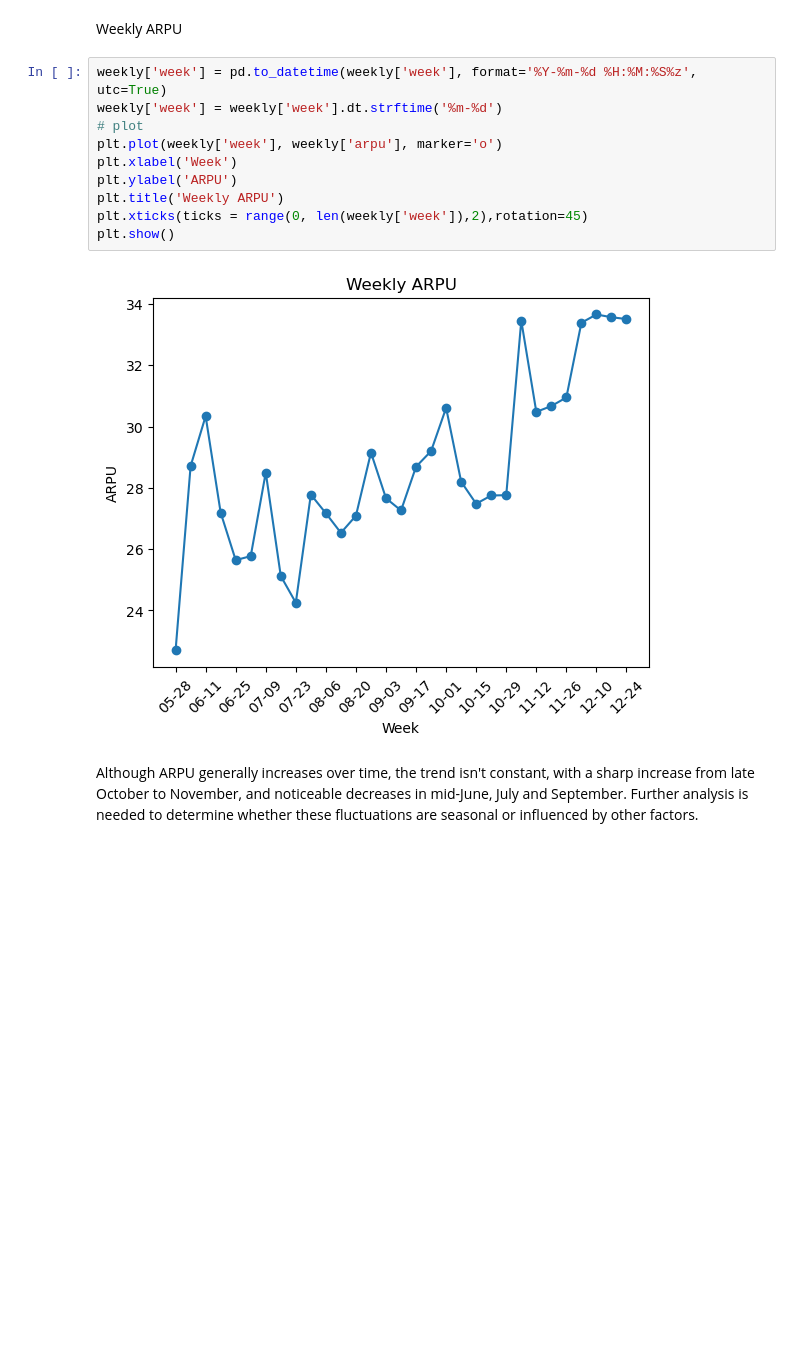
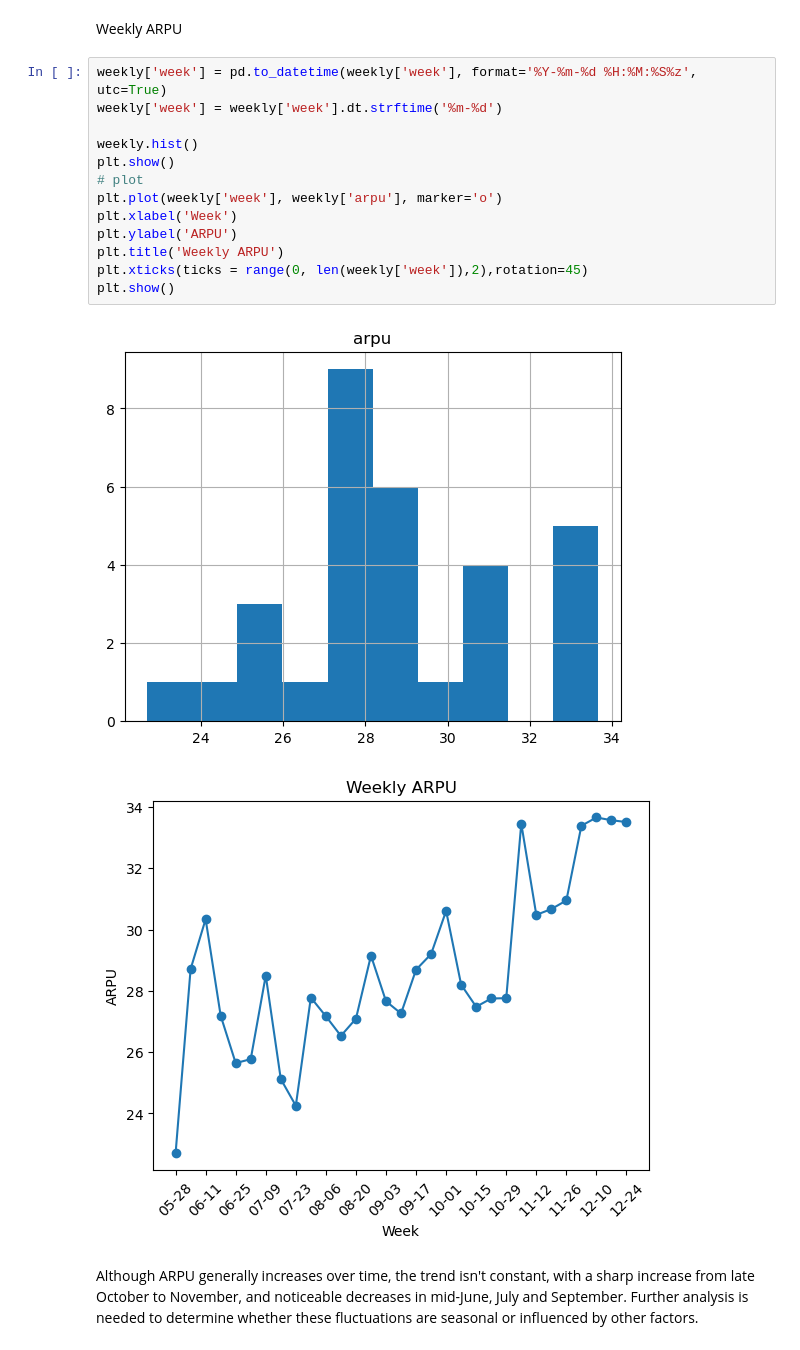
Before and after one commit to kensuke0529/Food-Delivery-App-Sales-Analysis-Project, a Jupyter notebook: csv_file/visualization.ipynb, the cells around one changed output. Saved outputs shown, nothing was run; the diff lists cells and outputs as text; blank space fills up the shorter version.

```diff
--- a/csv_file/visualization.ipynb
+++ b/csv_file/visualization.ipynb
@@ -35,14 +61,18 @@ Weekly ARPU
 # %%
 weekly['week'] = pd.to_datetime(weekly['week'], format='%Y-%m-%d %H:%M:%S%z', utc=True)
 weekly['week'] = weekly['week'].dt.strftime('%m-%d')
+
+weekly.hist()
+plt.show()
 # plot
 plt.plot(weekly['week'], weekly['arpu'], marker='o')
 plt.xlabel('Week')
 plt.ylabel('ARPU')
 plt.title('Weekly ARPU')
 plt.xticks(ticks = range(0, len(weekly['week']),2),rotation=45)
 plt.show()
 # %% [output]
-[figure, old version]
+[figure, new version]
+[figure, added]
 # %% [markdown]
 Although ARPU generally increases over time, the trend isn't constant, with a sharp increase from late October to November, and noticeable decreases in mid-June, July and September. Further analysis is needed to determine whether these fluctuations are seasonal or influenced by other factors.
```
Also changed, not shown: parts of 3 cells of this notebook, 10 other files.
